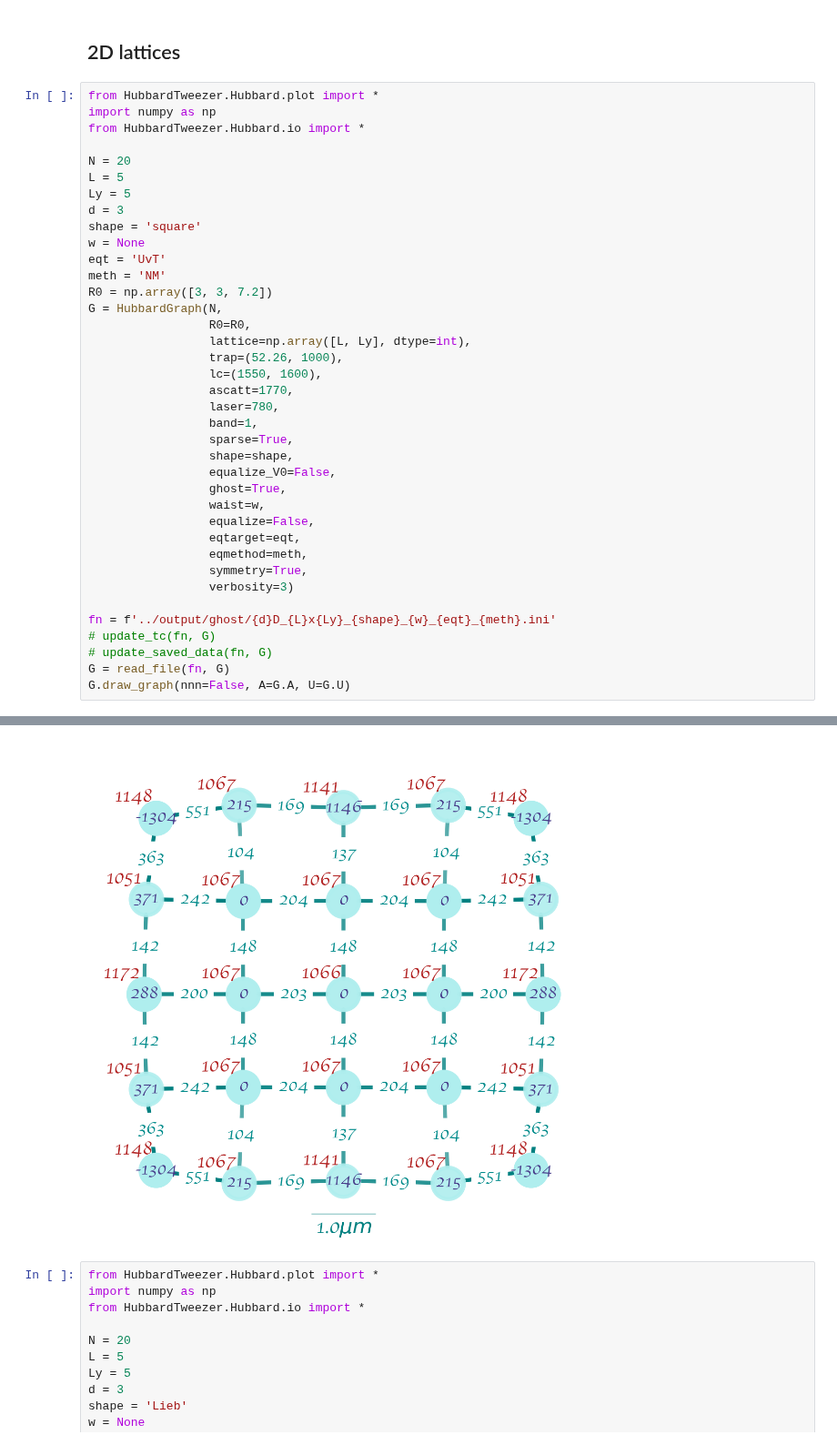
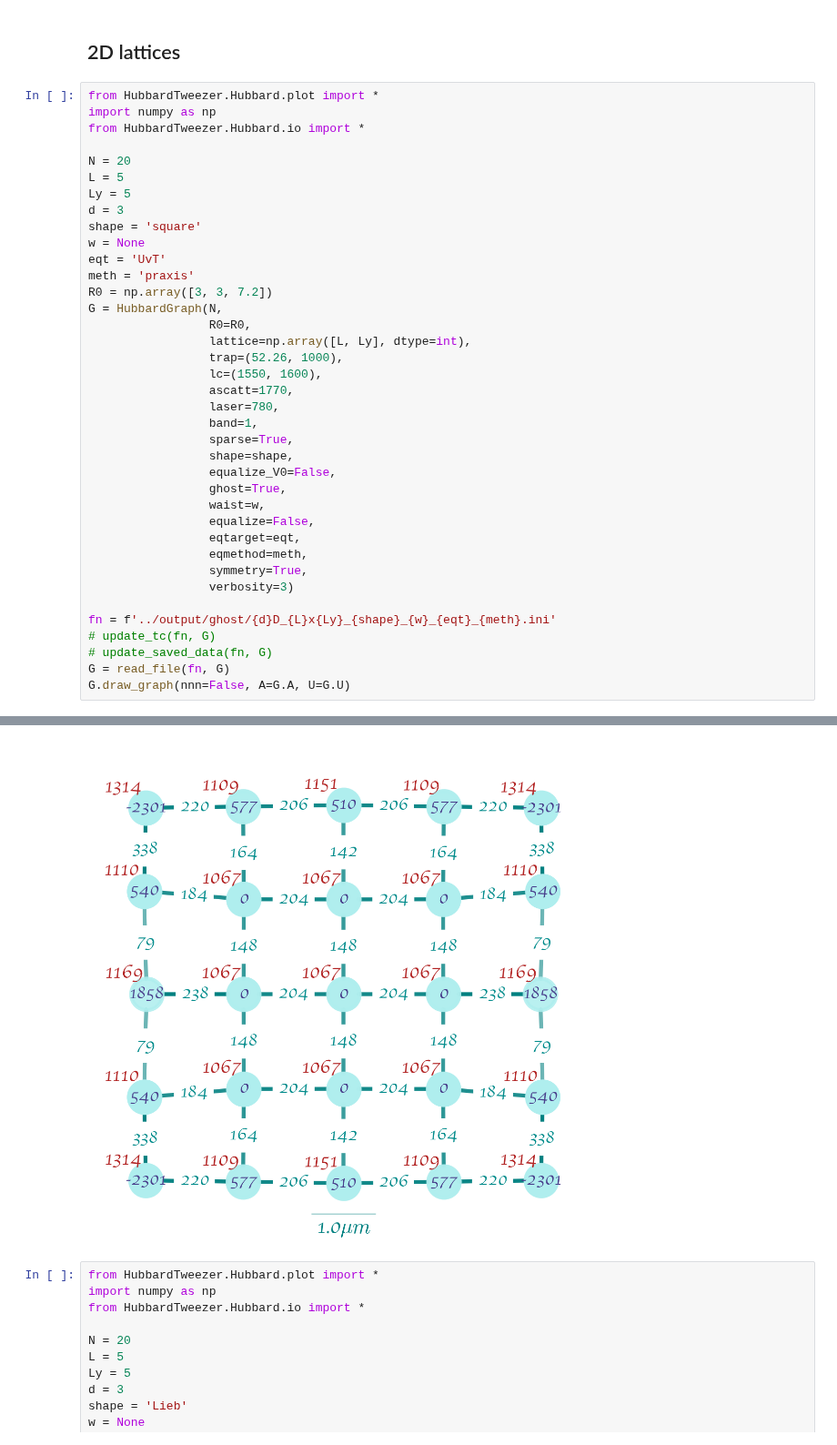
Before and after one commit to htwei17/HubbardTweezer, a Jupyter notebook: HubbardTweezer/analysis/fig6.ipynb, the cells around one changed output, grey strips where cells are left out. Shown at 91% size. Saved outputs shown, nothing was run; the diff lists cells and outputs as text.

```diff
--- a/HubbardTweezer/analysis/fig6.ipynb
+++ b/HubbardTweezer/analysis/fig6.ipynb
@@ -89,7 +89,7 @@ d = 3
 shape = 'square'
 w = None
 eqt = 'UvT'
-meth = 'NM'
+meth = 'praxis'
 R0 = np.array([3, 3, 7.2])
 G = HubbardGraph(N,
                  R0=R0,
@@ -106,34 +106,34 @@ G = HubbardGraph(N,
                  waist=w,
                  equalize=False,
                  eqtarget=eqt,
                  eqmethod=meth,
                  symmetry=True,
                  verbosity=3)
 
 fn = f'../output/ghost/{d}D_{L}x{Ly}_{shape}_{w}_{eqt}_{meth}.ini'
 # update_tc(fn, G)
 # update_saved_data(fn, G)
 G = read_file(fn, G)
 G.draw_graph(nnn=False, A=G.A, U=G.U)
 # %% [output]
 DVR: dx=[0.15 0.15 0.36]w is set.
 DVR: n=[20 20 20] is set.
 DVR: R0=[3.  3.  7.2]w is set.
 ['x' 'y' 'z']-reflection symmetry is used.
 param_set: trap parameter V0=52.26kHz w=1000nm
 Lattice: lattice shape is square; lattice constants set to: (1550, 1600)
 lattice: lattice shape is square
 lattice: Full lattice sizes: [5 5]
 lattice: lattice constants: [1.55 1.6 ]w
 lattice: dx fixed to: [0.15 0.15 0.36]w
 DVR: dx=[0.15 0.15 0.36]w is set.
 DVR: n=[40 41 20] is set.
 DVR: R0=[6.1 6.2 7.2]w is set.
 Equalize: scale_factor is not a number. Set to None.
 Equalize: ghost sites are set.
 
 Start to plot graph...
-[figure, old version]
+[figure, new version]
 # %%
 from HubbardTweezer.Hubbard.plot import *
 import numpy as np
```
Also changed, not shown: 1 other file.
